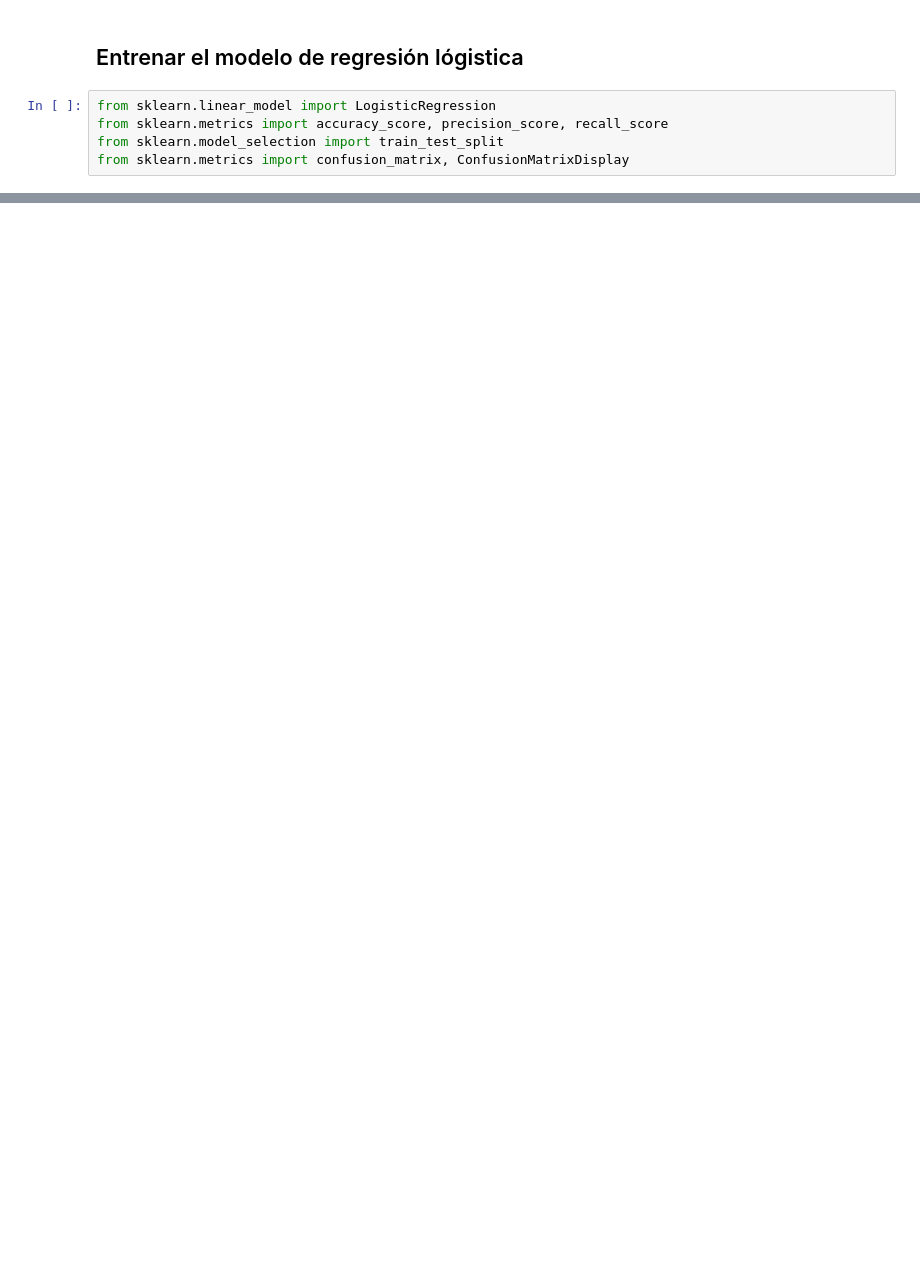
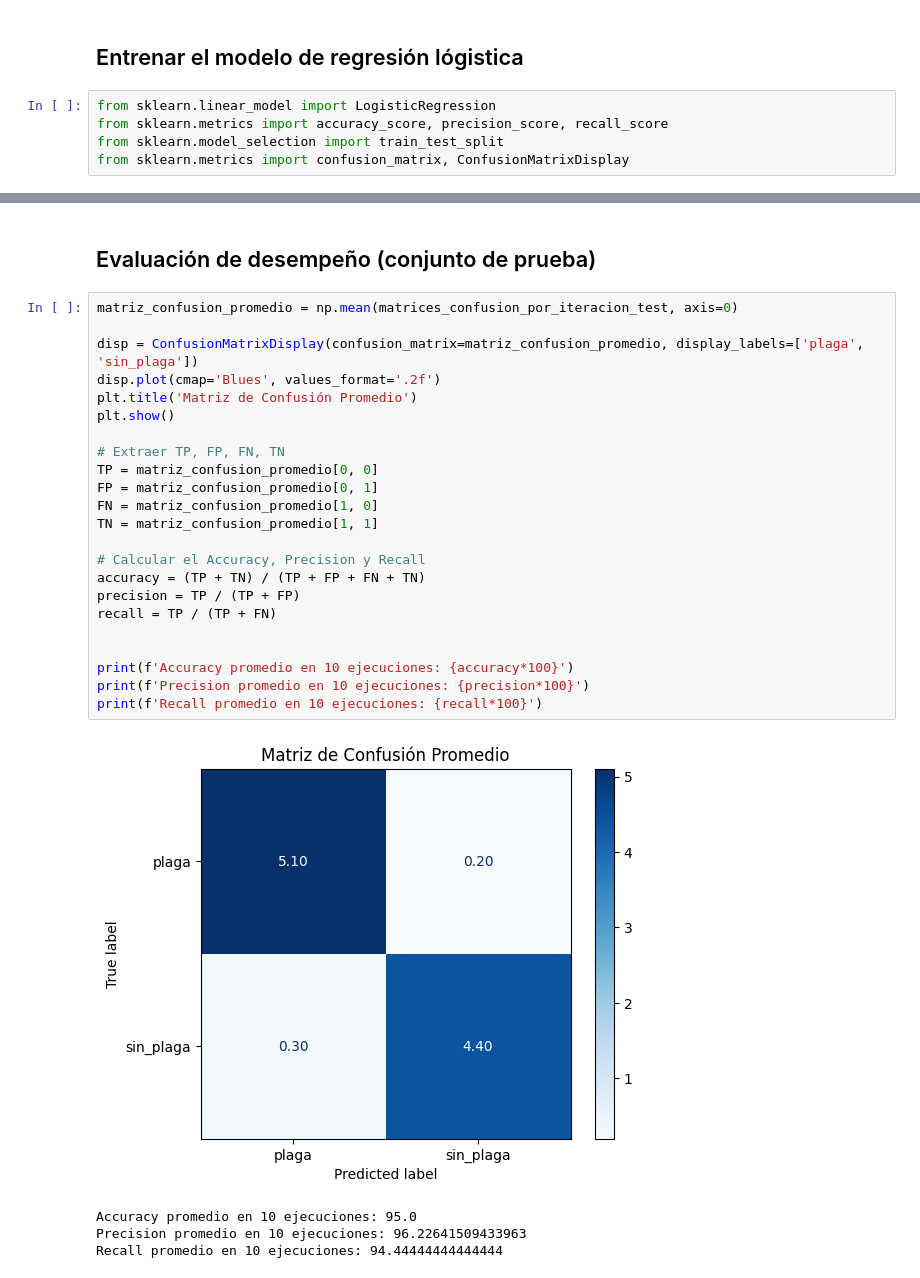
Before and after one commit to juferoto/mlops_project, a Jupyter notebook: notebooks/modeloRegresion.ipynb, the cells around one changed output, grey strips where cells are left out. Saved outputs shown, nothing was run; the diff lists cells and outputs as text; blank space fills up the shorter version.

```diff
--- a/notebooks/modeloRegresion.ipynb
+++ b/notebooks/modeloRegresion.ipynb
@@ -104,0 +120,30 @@ Recall promedio en 10 ejecuciones: 100.0
+# %% [markdown]
+## Evaluación de desempeño (conjunto de prueba)
+# %%
+matriz_confusion_promedio = np.mean(matrices_confusion_por_iteracion_test, axis=0)
+
+disp = ConfusionMatrixDisplay(confusion_matrix=matriz_confusion_promedio, display_labels=['plaga', 'sin_plaga'])
+disp.plot(cmap='Blues', values_format='.2f')
+plt.title('Matriz de Confusión Promedio')
+plt.show()
+
+# Extraer TP, FP, FN, TN
+TP = matriz_confusion_promedio[0, 0]
+FP = matriz_confusion_promedio[0, 1]
+FN = matriz_confusion_promedio[1, 0]
+TN = matriz_confusion_promedio[1, 1]
+
+# Calcular el Accuracy, Precision y Recall
+accuracy = (TP + TN) / (TP + FP + FN + TN)
+precision = TP / (TP + FP)
+recall = TP / (TP + FN)
+
+
+print(f'Accuracy promedio en 10 ejecuciones: {accuracy*100}')
+print(f'Precision promedio en 10 ejecuciones: {precision*100}')
+print(f'Recall promedio en 10 ejecuciones: {recall*100}')
+# %% [output]
+[figure, added]
+Accuracy promedio en 10 ejecuciones: 95.0
+Precision promedio en 10 ejecuciones: 96.22641509433963
+Recall promedio en 10 ejecuciones: 94.44444444444444
```
Also changed, not shown: parts of 4 cells of this notebook, 3 other files.
